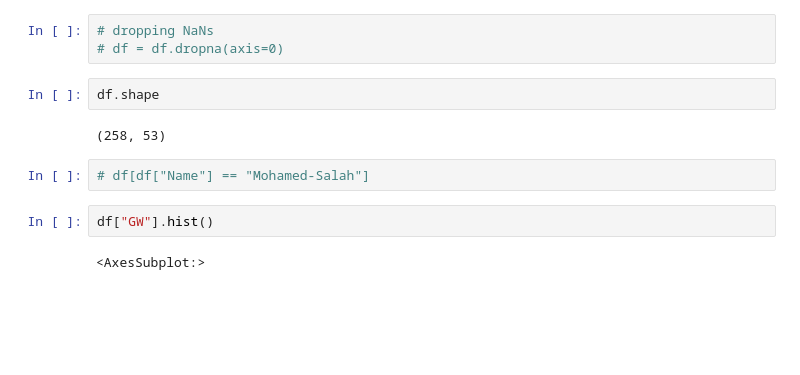
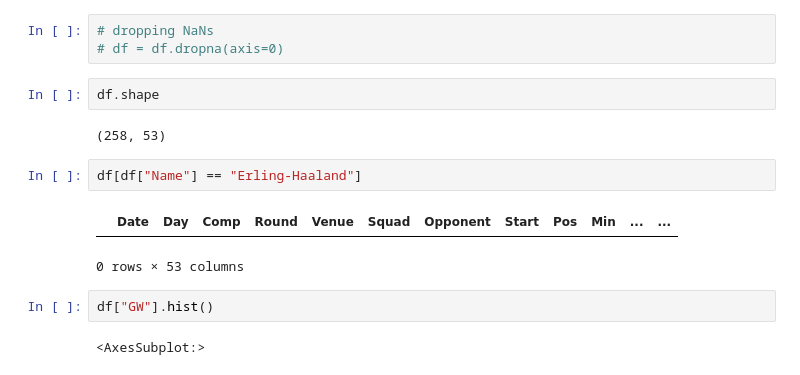
Before and after one commit to Fran3x/FPL_Model, a Jupyter notebook: notebooks/XGBoost_predictions.ipynb, the cells around one changed output. Saved outputs shown, nothing was run; the diff lists cells and outputs as text; blank space fills up the shorter version.

```diff
--- a/notebooks/XGBoost_predictions.ipynb
+++ b/notebooks/XGBoost_predictions.ipynb
@@ -42,7 +54,10 @@ df.shape
 # %% [output]
 (258, 53)
 # %%
-# df[df["Name"] == "Mohamed-Salah"]
+df[df["Name"] == "Erling-Haaland"]
+# %% [output]
+|  | Date | Day | Comp | Round | Venue | Squad | Opponent | Start | Pos | Min | ... | ... |
+0 rows × 53 columns
 # %%
 df["GW"].hist()
 # %% [output]
```
Also changed, not shown: parts of 1 cell of this notebook, 13 other files.
